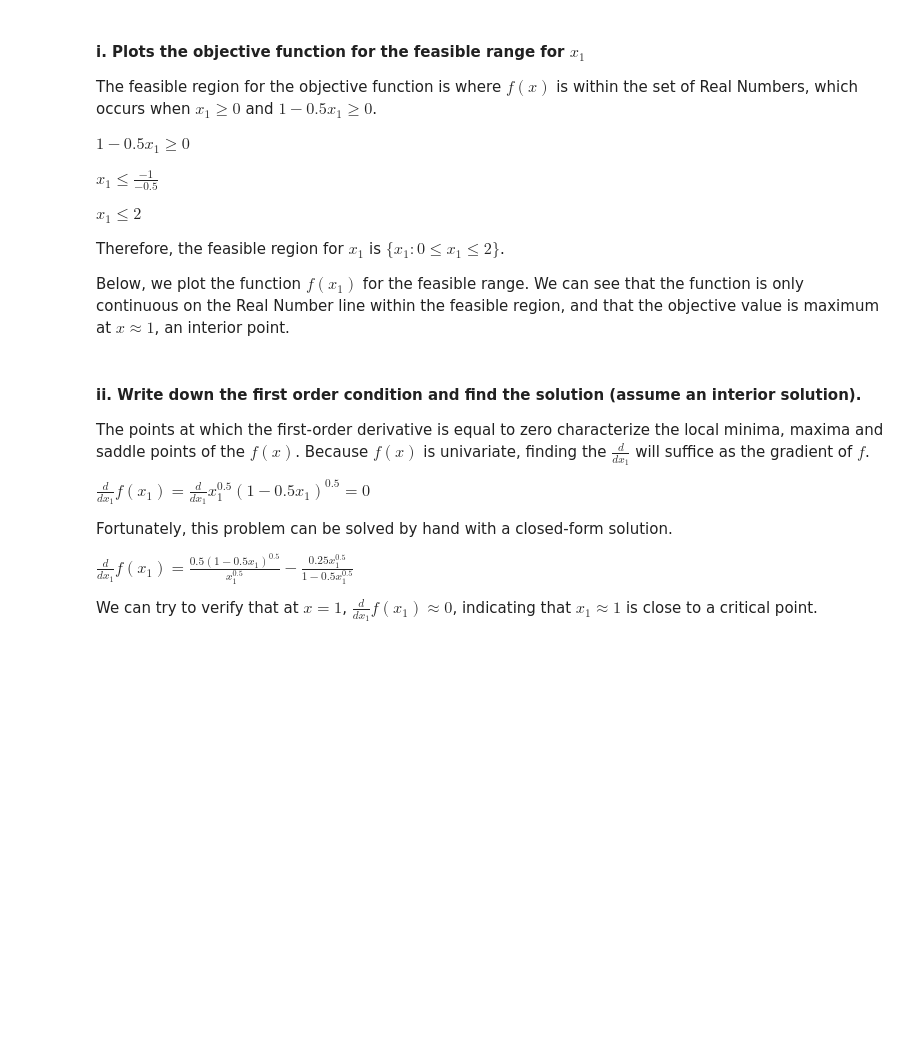
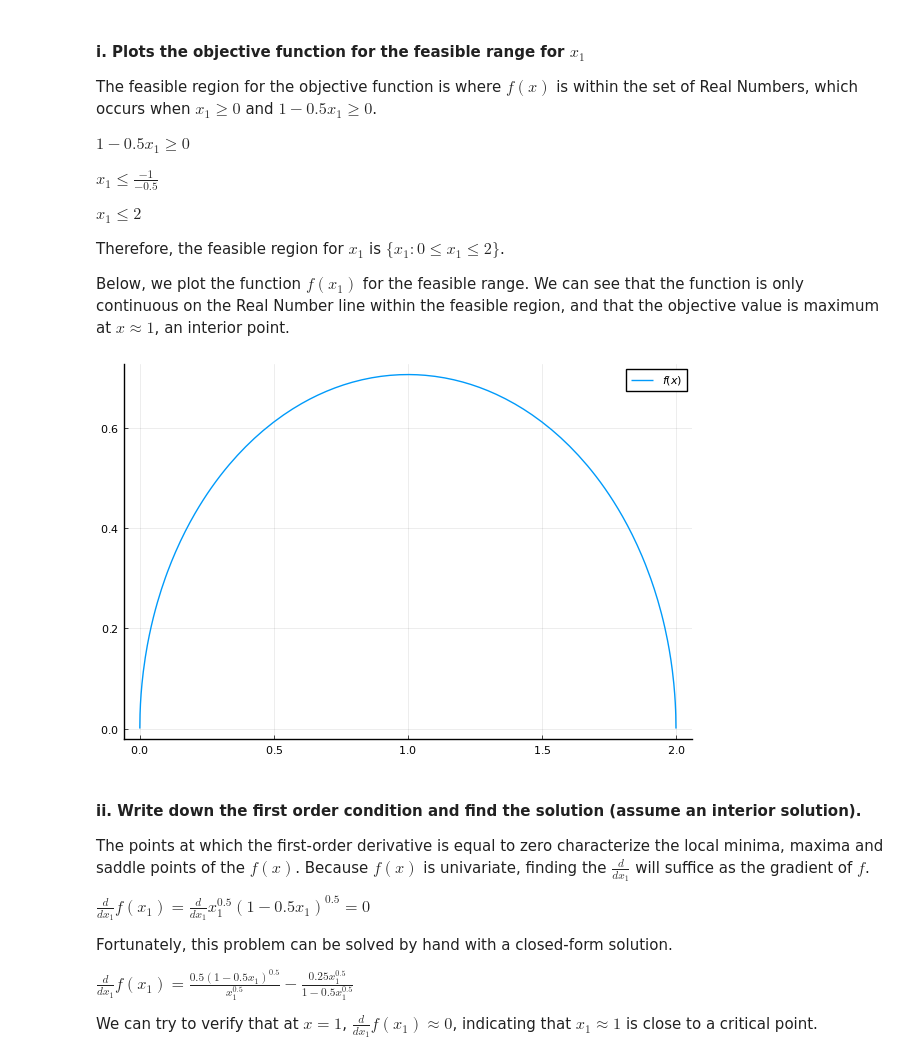
Before and after one commit to YawenZhang01/OptimizationWinter2023, a Jupyter notebook: assignments/hw-7.ipynb, the cells around one changed output. Drawn from its saved outputs; the diff is of its cells as text; code cells hidden in the pictures; blank space fills up the shorter version.

```diff
--- a/assignments/hw-7.ipynb
+++ b/assignments/hw-7.ipynb
@@ -51,20 +68,19 @@ Therefore, the feasible region for $x_1$ is $\{x_1: 0 \leq x_1\leq 2\}$.
 
 Below, we plot the function $f(x_1)$ for the feasible range. We can see that the function is only continuous on the Real Number line within the feasible region, and that the objective value is maximum at $x \approx 1$, an interior point.
 # %%
-#using Pkg;
-#Pkg.add("Plots")
-#Pkg.add("PythonPlot")
-using Plots
+using LaTeXStrings, Plots
 pythonplot()
 
 x = 1:0.5:20
 y = 1:0.5:10
 
 f(x) = begin
         sqrt(x) * sqrt(1 - 0.5 * x)
     end
 
-plot(f, 0, 2)
+plot(f, 0, 2, label=L"f(x)")
+# %% [output]
+[figure, added]
 # %% [markdown]
 #### ii. Write down the first order condition and find the solution (assume an interior solution).
 
```
Also changed, not shown: parts of 11 cells of this notebook.
